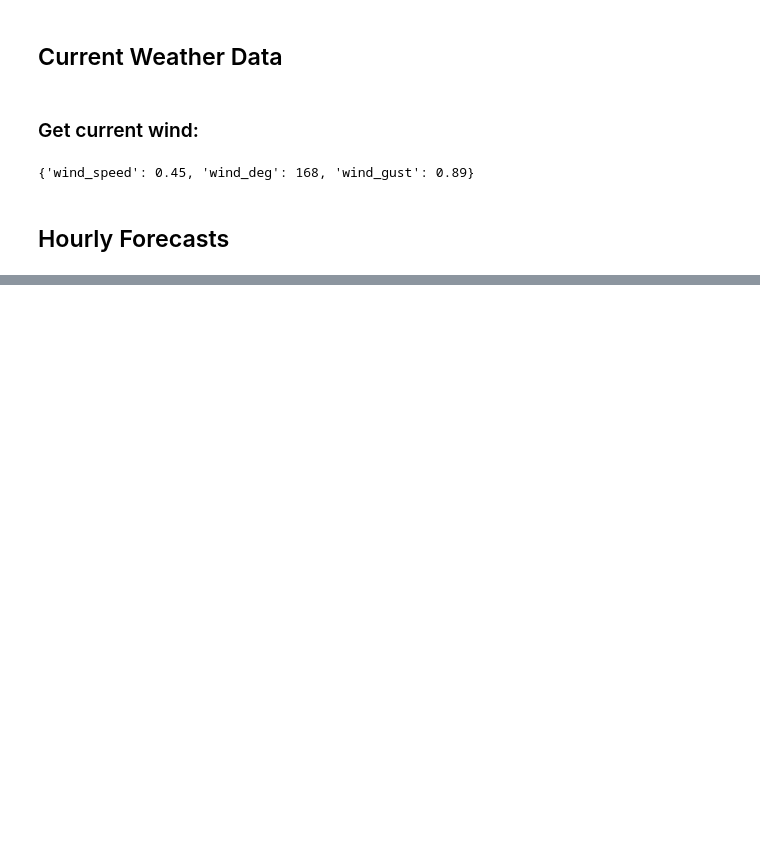
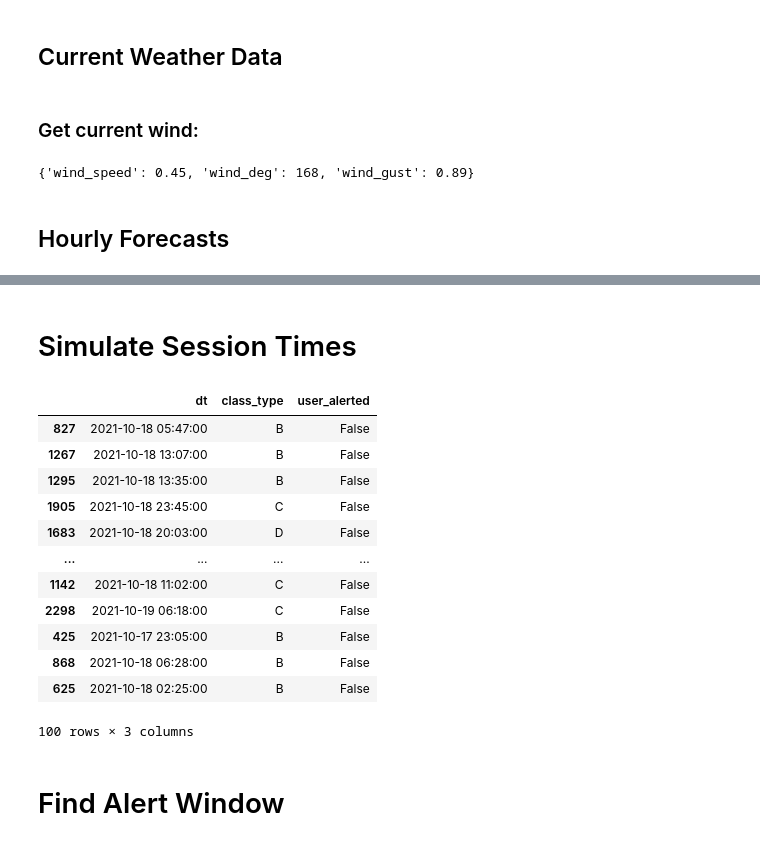
Before and after one commit to kelvinducray/strong-wind-warning-app, a Jupyter notebook: Wind_Data_EDA.ipynb, the cells around one changed output, grey strips where cells are left out. Saved outputs shown, nothing was run; the diff lists cells and outputs as text; code cells hidden in the pictures; blank space fills up the shorter version.

```diff
--- a/Wind_Data_EDA.ipynb
+++ b/Wind_Data_EDA.ipynb
@@ -212,0 +319,33 @@ plt.show()
+# %% [markdown]
+# Simulate Session Times
+# %%
+import random
+from datetime import datetime
+df = pd.DataFrame()
+df["dt"] = pd.date_range(
+    datetime.now().replace(second=0, microsecond=0),
+    periods = 2760,
+    freq='min'
+)
+df["class_type"] = random.choices(['A', 'B', 'C', 'D', 'E'], k=2760)
+df["user_alerted"] = False
+
+df = df.sample(100)
+
+df
+# %% [output]
+|  | dt | class_type | user_alerted |
+| 827 | 2021-10-18 05:47:00 | B | False |
+| 1267 | 2021-10-18 13:07:00 | B | False |
+| 1295 | 2021-10-18 13:35:00 | B | False |
+| 1905 | 2021-10-18 23:45:00 | C | False |
+| 1683 | 2021-10-18 20:03:00 | D | False |
+| ... | ... | ... | ... |
+| 1142 | 2021-10-18 11:02:00 | C | False |
+| 2298 | 2021-10-19 06:18:00 | C | False |
+| 425 | 2021-10-17 23:05:00 | B | False |
+| 868 | 2021-10-18 06:28:00 | B | False |
+| 625 | 2021-10-18 02:25:00 | B | False |
+100 rows × 3 columns
+# %% [markdown]
+# Find Alert Window
```
Also changed, not shown: parts of 14 cells of this notebook.
